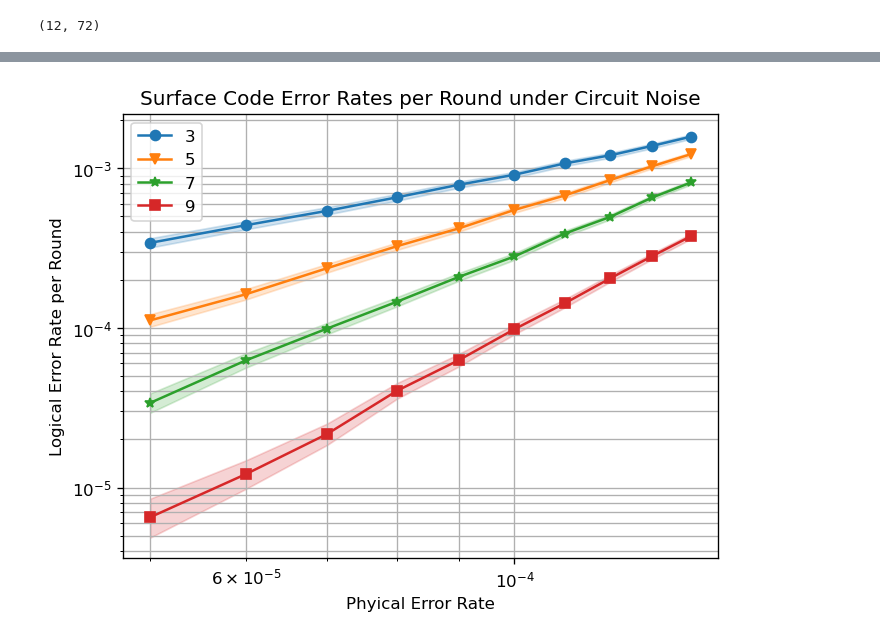
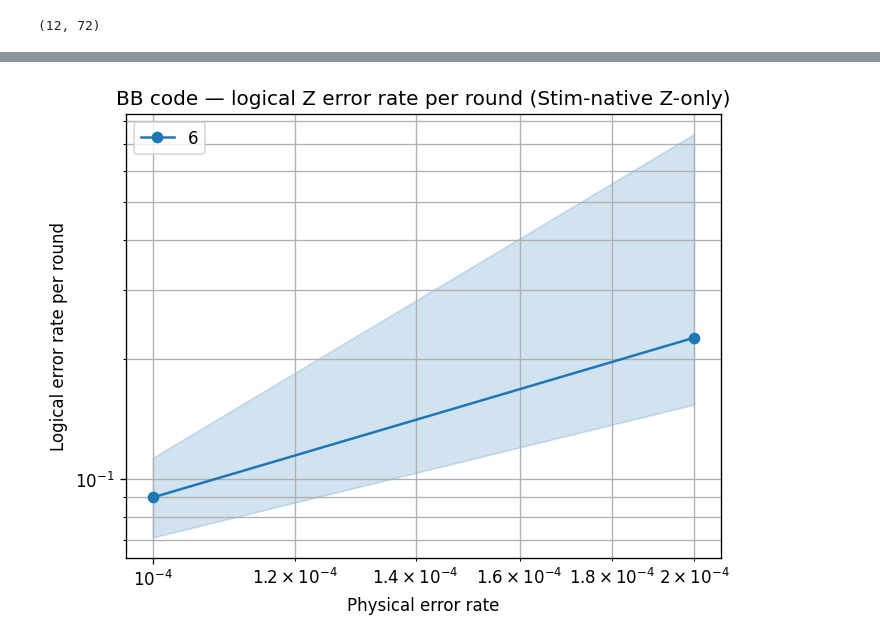
Before and after one commit to llexuan/QEC-Move, a Jupyter notebook: Test.ipynb, the cells around one changed output, grey strips where cells are left out. Saved outputs shown, nothing was run; the diff lists cells and outputs as text; code cells hidden in the pictures.

```diff
--- a/Test.ipynb
+++ b/Test.ipynb
@@ -28,7 +28,8 @@ def gen_noise_profile2(p_trans = 2 * 10 ** (-4)):
         "intra-swap": p_trans,
         "inter-move": 2 * p_trans,
         "inter-swap": 4 * p_trans,
-        "2q-gate": 18.3 * 10 ** (-4)
+        # Scale 2q-gate noise with the swept p_trans so x-axis sweep matters.
+        "2q-gate": (18.3 * 10 ** (-4) / (2 * 10 ** (-4))) * p_trans
     }
     return noise_profile
 # %%
@@ -120,25 +160,11 @@ stim.Circuit('''
 # %%
-# Quick-run profile: prioritize turnaround speed for BB+bposd
-my_bp_method = "ms"
-my_max_iter = 30
-my_osd_method = "osd_cs"
-my_osd_order = 1
-my_ms_scaling_factor = 0
-
 stats = sinter.collect(
-    num_workers=2,
+    num_workers=4,
     tasks=tasks,
     decoders=["bposd"],
-    custom_decoders={
-        "bposd": SinterBpOsdDecoder(
-            max_iter=my_max_iter,
-            bp_method=my_bp_method,
-            ms_scaling_factor=my_ms_scaling_factor,
-            osd_method=my_osd_method,
-            osd_order=my_osd_order,
-        )
-    },
-    max_shots=3_000,
+    custom_decoders={"bposd": CachedBpOsdSinterDecoder()},
+    max_shots=200_000,
+    max_errors=200,
     print_progress=True,
 )
 # %% [output]
@@ -207,18 +216,23 @@ print(bench_pm[0])
 # %%
+import matplotlib.pyplot as plt
+
 fig, ax = plt.subplots(1, 1)
+
 sinter.plot_error_rate(
     ax=ax,
     stats=stats,
-    x_func=lambda stats: stats.json_metadata['p'],
-    failure_units_per_shot_func=lambda stats: stats.json_metadata['r'],
+    x_func=lambda st: st.json_metadata["p"],
+    failure_units_per_shot_func=lambda st: st.json_metadata["r"],
+    group_func=lambda st: st.json_metadata["d"],
 )
+
 ax.loglog()
-ax.set_title("Surface Code Error Rates per Round under Circuit Noise")
-ax.set_xlabel("Phyical Error Rate")
-ax.set_ylabel("Logical Error Rate per Round")
-ax.grid(which='major')
-ax.grid(which='minor')
+ax.set_title("BB code — logical Z error rate per round (Stim-native Z-only)")
+ax.set_xlabel("Physical error rate")
+ax.set_ylabel("Logical error rate per round")
+ax.grid(which="major")
+ax.grid(which="minor")
 ax.legend()
 fig.set_dpi(120)
 # %% [output]
-[figure, old version]
+[figure, new version]
```
Also changed, not shown: parts of 7 cells of this notebook, 7 other files.
